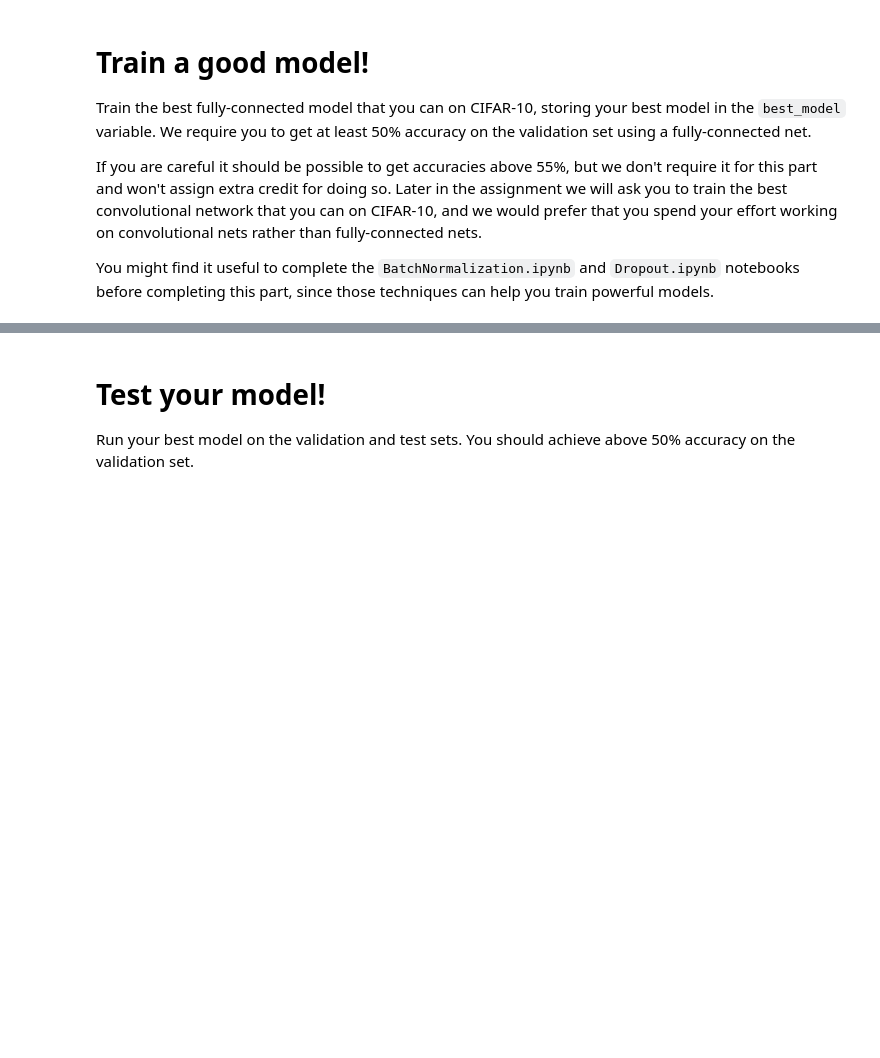
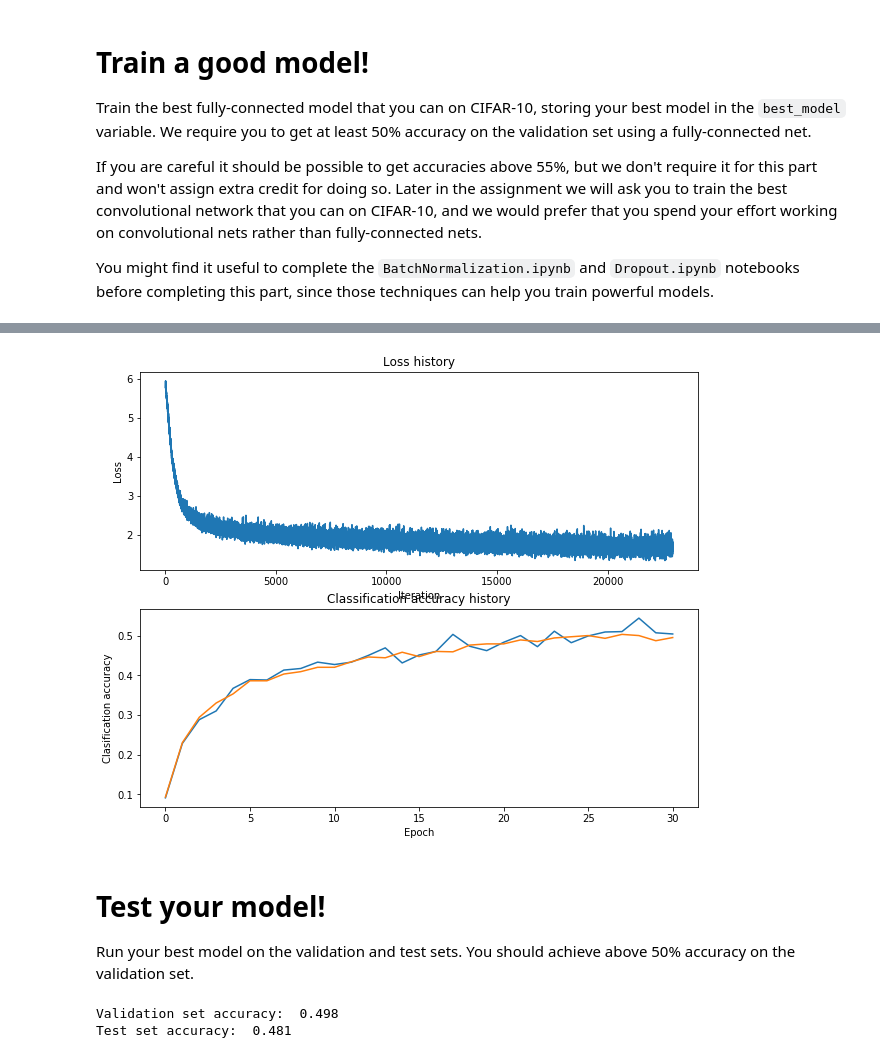
Before and after one commit to DaphneXu/some_practice, a Jupyter notebook: FullyConnectedNets.ipynb, the cells around one changed output, grey strips where cells are left out. Cells and saved outputs as stored; diff of their text form; code cells hidden in the pictures; blank space fills up the shorter version.

```diff
--- a/FullyConnectedNets.ipynb
+++ b/FullyConnectedNets.ipynb
@@ -1088,6 +1136,23 @@ best_model = None
 ################################################################################
 # *****START OF YOUR CODE (DO NOT DELETE/MODIFY THIS LINE)*****
 
+learning_rate = 3e-4
+weight_scale = 3e-2
+model = FullyConnectedNet([300, 300, 200, 200, 200], weight_scale=weight_scale, dtype=np.float64,
+                           dropout=0.25, reg=1e-2, normalization='batchnorm')
+solver = Solver(model, data,
+                print_every=500, num_epochs=30, batch_size=64,
+                update_rule='adam',
+                optim_config={
+                    'learning_rate' : learning_rate,
+                },
+                lr_decay=0.9)
+solver.train()
+scores = model.loss(data['X_test'])
+y_pred = np.argmax(scores, axis=1)
+acc = np.mean(y_pred == data['y_test'])
+print('Test acc :%f'%(acc))
+
 pass
 
 # *****END OF YOUR CODE (DO NOT DELETE/MODIFY THIS LINE)*****
@@ -1097,3 +1180,21 @@ pass
+# %%
+best_model = model
+
+plt.subplot(2, 1, 1)
+plt.plot(solver.loss_history)
+plt.title('Loss history')
+plt.xlabel('Iteration')
+plt.ylabel('Loss')
+
+plt.subplot(2, 1, 2)
+plt.plot(solver.train_acc_history, label='train')
+plt.plot(solver.val_acc_history, label='val')
+plt.title('Classification accuracy history')
+plt.xlabel('Epoch')
+plt.ylabel('Clasification accuracy')
+plt.show()
+# %% [output]
+[figure, added]
 # %% [markdown]
 # Test your model!
 Run your best model on the validation and test sets. You should achieve above 50% accuracy on the validation set.
@@ -1102,3 +1203,6 @@ y_test_pred = np.argmax(best_model.loss(data['X_test']), axis=1)
 y_val_pred = np.argmax(best_model.loss(data['X_val']), axis=1)
 print('Validation set accuracy: ', (y_val_pred == data['y_val']).mean())
 print('Test set accuracy: ', (y_test_pred == data['y_test']).mean())
+# %% [output]
+Validation set accuracy:  0.498
+Test set accuracy:  0.481
```
Also changed, not shown: parts of 15 cells of this notebook.
